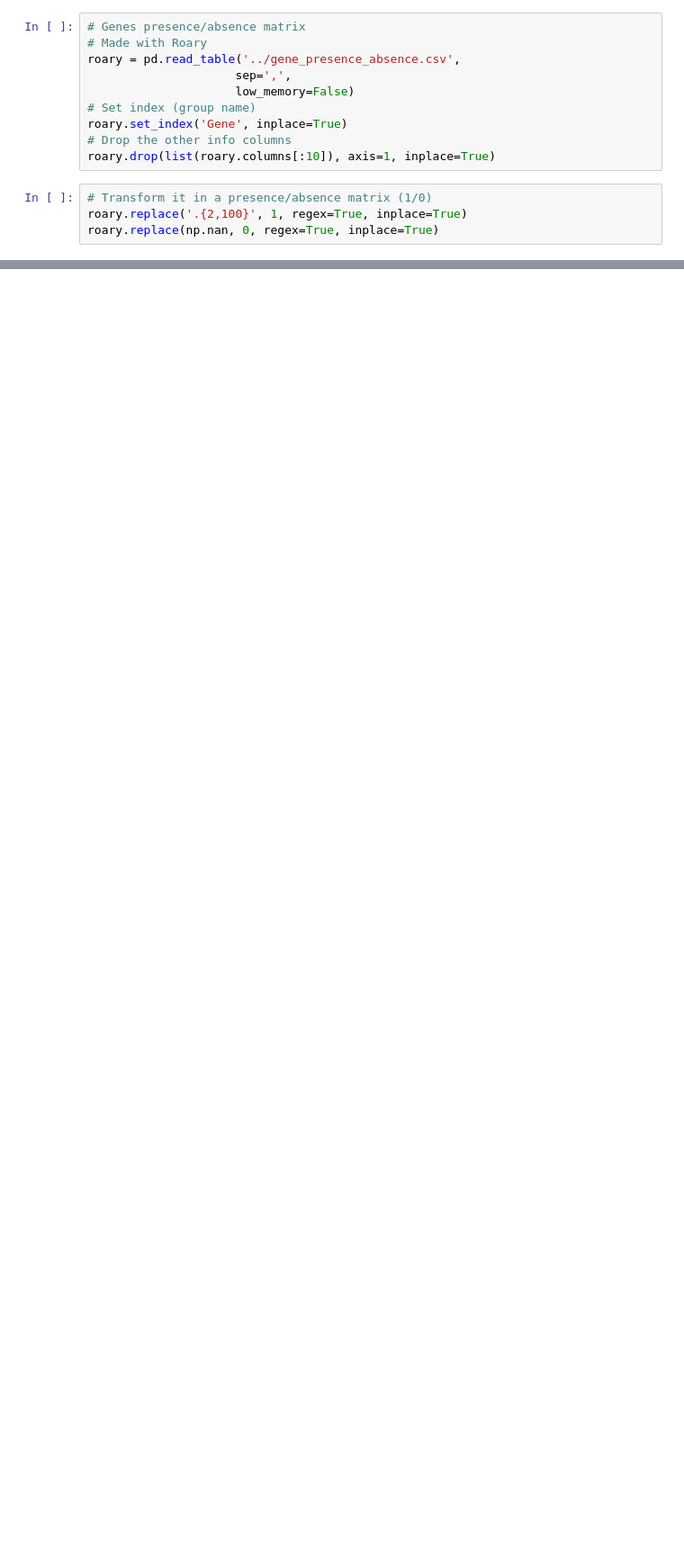
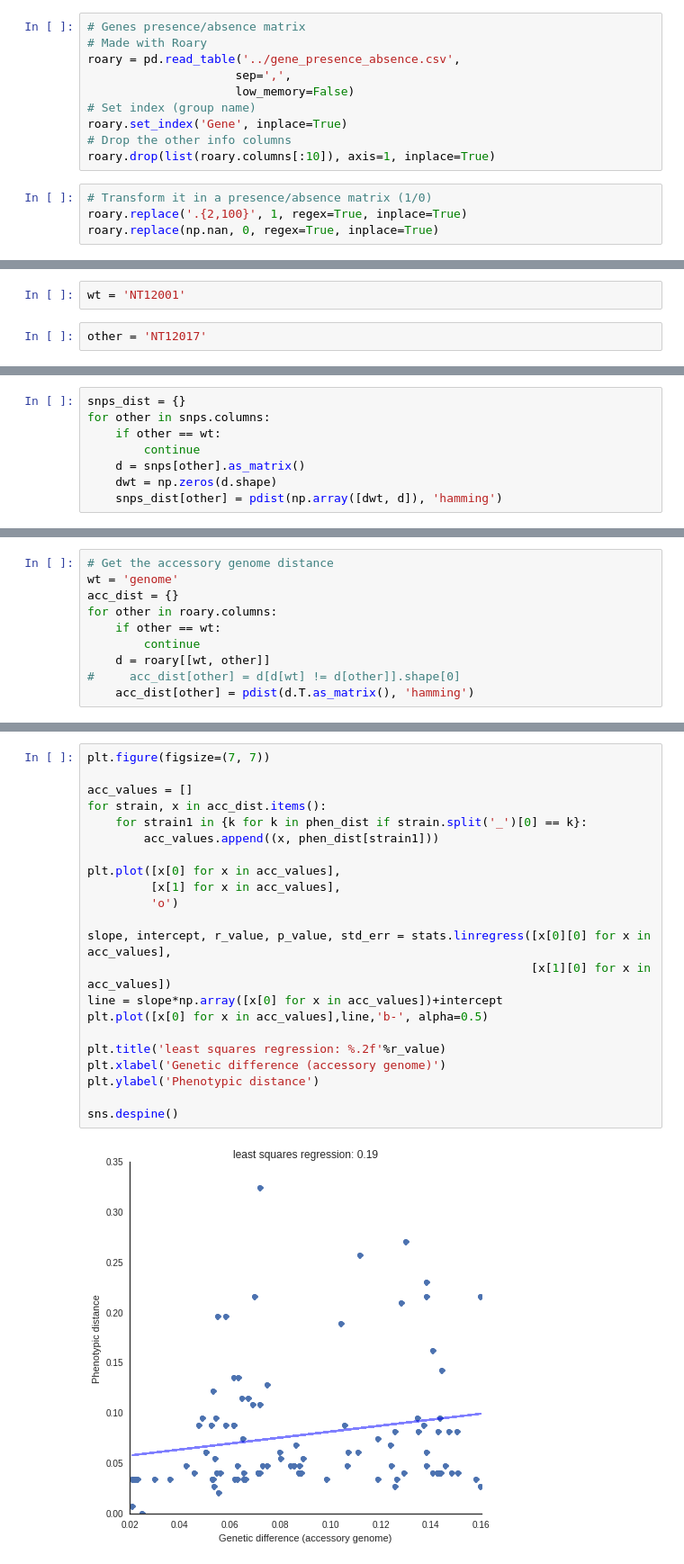
Before and after one commit to mgalardini/screenings, a Jupyter notebook: notebooks/phenotypes_genetics.ipynb, the cells around one changed output, grey strips where cells are left out. Shown: that part at 90% size. Drawn from its saved outputs; the diff is of its cells as text; blank space fills up the shorter version.

```diff
--- a/notebooks/phenotypes_genetics.ipynb
+++ b/notebooks/phenotypes_genetics.ipynb
@@ -29,0 +57,4 @@ snps = pd.read_table('../SNPs_matrix.tsv')
+# %%
+wt = 'NT12001'
+# %%
+other = 'NT12017'
@@ -29,0 +73,8 @@ snps = pd.read_table('../SNPs_matrix.tsv')
+# %%
+snps_dist = {}
+for other in snps.columns:
+    if other == wt:
+        continue
+    d = snps[other].as_matrix()
+    dwt = np.zeros(d.shape)
+    snps_dist[other] = pdist(np.array([dwt, d]), 'hamming')
@@ -29,0 +83,10 @@ snps = pd.read_table('../SNPs_matrix.tsv')
+# %%
+# Get the accessory genome distance
+wt = 'genome'
+acc_dist = {}
+for other in roary.columns:
+    if other == wt:
+        continue
+    d = roary[[wt, other]]
+#     acc_dist[other] = d[d[wt] != d[other]].shape[0]
+    acc_dist[other] = pdist(d.T.as_matrix(), 'hamming')
@@ -29,0 +97,24 @@ snps = pd.read_table('../SNPs_matrix.tsv')
+# %%
+plt.figure(figsize=(7, 7))
+
+acc_values = []
+for strain, x in acc_dist.items():
+    for strain1 in {k for k in phen_dist if strain.split('_')[0] == k}:
+        acc_values.append((x, phen_dist[strain1]))
+
+plt.plot([x[0] for x in acc_values],
+         [x[1] for x in acc_values],
+         'o')
+
+slope, intercept, r_value, p_value, std_err = stats.linregress([x[0][0] for x in acc_values],
+                                                               [x[1][0] for x in acc_values])
+line = slope*np.array([x[0] for x in acc_values])+intercept
+plt.plot([x[0] for x in acc_values],line,'b-', alpha=0.5)
+
+plt.title('least squares regression: %.2f'%r_value)
+plt.xlabel('Genetic difference (accessory genome)')
+plt.ylabel('Phenotypic distance')
+
+sns.despine()
+# %% [output]
+[figure, added]
```
Also changed, not shown: parts of 29 cells of this notebook.
